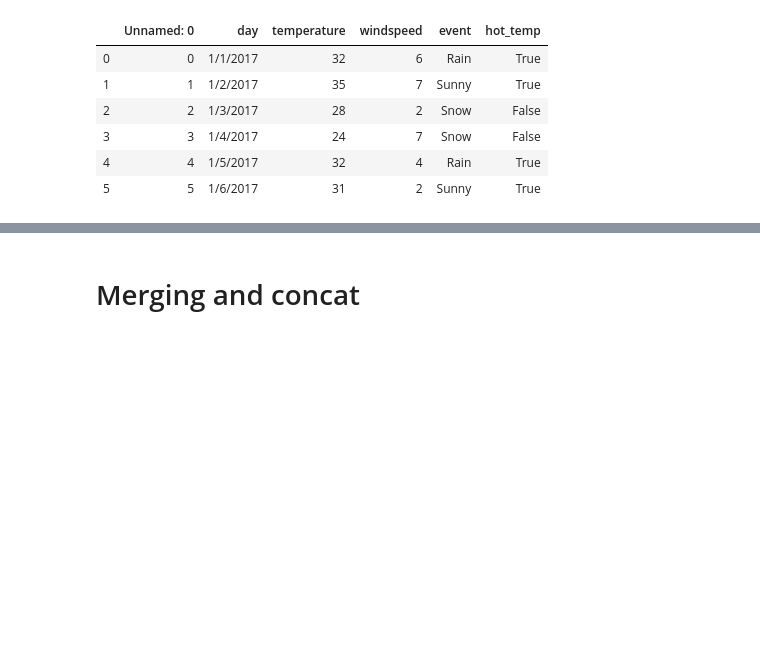
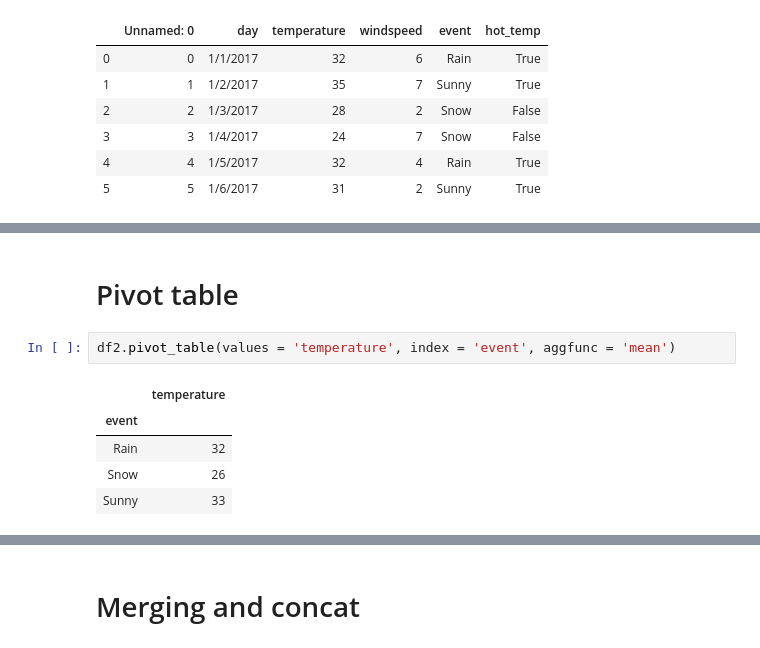
Before and after one commit to ArafatSabbir/Machine-Learning-with-Python-and-R, a Jupyter notebook: Pandas.ipynb, the cells around one changed output, grey strips where cells are left out. Cells and saved outputs as stored; diff of their text form; blank space fills up the shorter version.

```diff
--- a/Pandas.ipynb
+++ b/Pandas.ipynb
@@ -292,0 +305,10 @@ df2
+# %% [markdown]
+# Pivot table
+# %%
+df2.pivot_table(values = 'temperature', index = 'event', aggfunc = 'mean')
+# %% [output]
+|  | temperature |
+| event |  |
+| Rain | 32 |
+| Snow | 26 |
+| Sunny | 33 |
```
Also changed, not shown: parts of 3 cells of this notebook.
